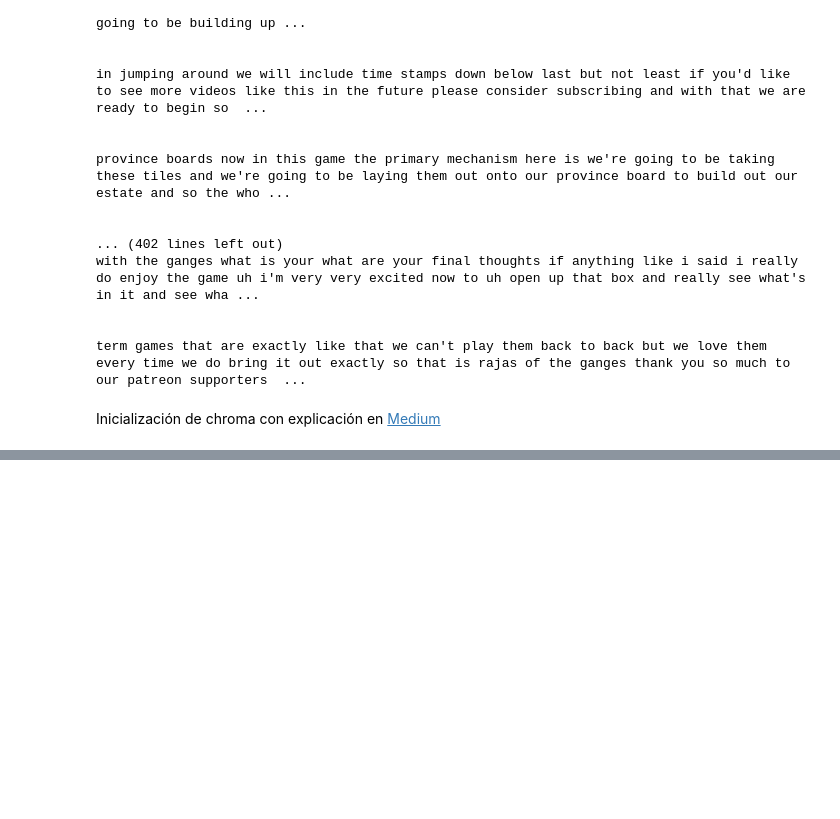
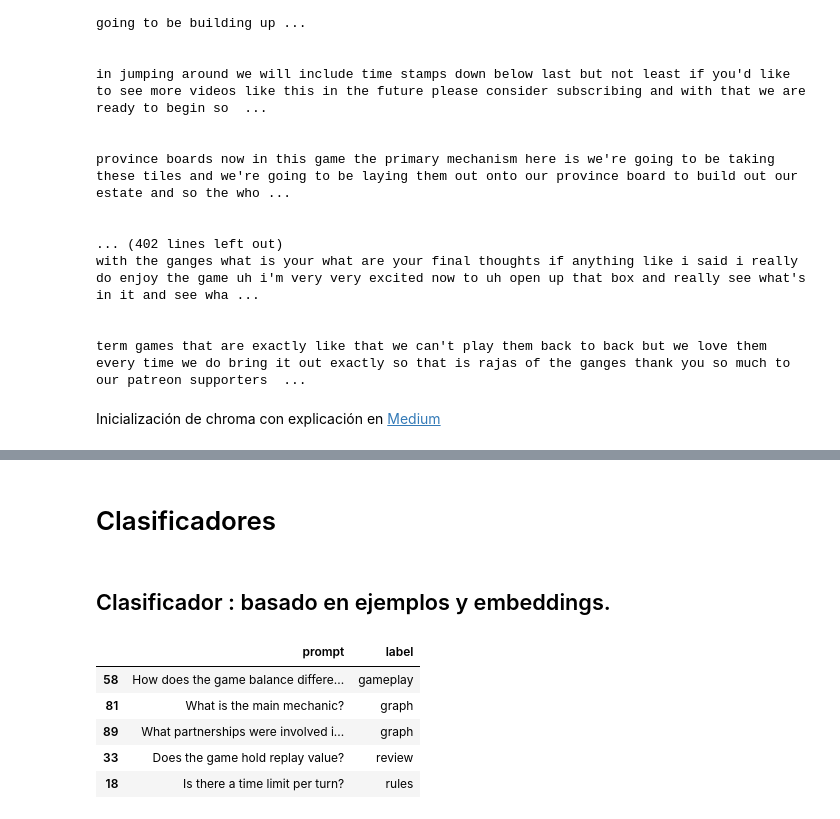
Before and after one commit to bpace1/RAG-RajasOfTheGanges, a Jupyter notebook: TP2-Final/Tp2_PaceBruno.ipynb, the cells around one changed output, grey strips where cells are left out. Cells and saved outputs as stored; diff of their text form; code cells hidden in the pictures; blank space fills up the shorter version.

```diff
--- a/TP2-Final/Tp2_PaceBruno.ipynb
+++ b/TP2-Final/Tp2_PaceBruno.ipynb
@@ -739,0 +753,74 @@ add_all_chunks(total_chunks, collection, model)
+# %% [markdown]
+# Clasificadores
+# %% [markdown]
+## Clasificador : basado en ejemplos y embeddings.
+# %%
+import pandas as pd
+
+classification_examples = pd.DataFrame({
+    "prompt": [
+        "How do I play?", "What are the game rules?", "Explain the rulebook.",  #3
+        "What happens if...?", "Can you explain the setup?", "What is the objective of the game?", #3
+        "What are the winning conditions?", "How do I resolve conflicts in the game?", "What happens during a tie?", #3
+        "What is the sequence of turns?", "What is the penalty for breaking a rule?", "Can you explain advanced rules?", #3
+        "What are common beginner mistakes?", "How do I use special cards?", "What happens if a player leaves mid-game?", #3
+        "Can I modify the rules?", "How are disputes settled?", "What are the house rules options?", "Is there a time limit per turn?", #4
+
+        "What is your opinion about the game?", "What do people say about the game?", "Are there any reviews available?",
+        "What do players think?", "Is the game worth buying?", "What are the pros and cons of the game?",
+        "What do reviewers say about the game theme?", "Are there any complaints about the game?", "What are the most praised aspects of the game?",
+        "What do experienced players think about it?", "How does this game compare to others in its genre?", "What are the critical reviews highlighting?",
+        "Is the game recommended for families?", "What are the reviews for expansions?", "Does the game hold replay value?",
+        "What is the most common feedback?", "Are there any awards mentioned in reviews?", "What are the opinions on the artwork?",
+        "How do players rate the components?", "What themes do players find immersive?",
+
+        "How is the gameplay?", "What is the experience of playing?", "Is the game engaging?", "How does the game flow?",
+        "How long does a typical game last?", "What strategies are effective?", "Is the game beginner-friendly?",
+        "What is the difficulty level?", "Are there any memorable moments during gameplay?", "How does the game scale with more players?",
+        "Is there downtime between turns?", "What is the best player count?", "Are there cooperative elements?",
+        "How do expansions affect gameplay?", "Are there any hidden mechanics?", "How does randomness affect gameplay?",
+        "What are the key decision points?", "Does the game have replayability?", "Are there player elimination mechanics?",
+        "How does the game balance different strategies?",
+
+        "How many players played this month?", "What is the average rating?", "How many items are available for trade?",
+        "What is the rank of this game?", "How many fans does the game have?", "How many people have this game on their wishlist?",
+        "What is the overall rank of the game?", "What is the strategy rank of the game?", "How many page views does the game have?",
+        "What is the standard deviation of ratings?", "How many copies of the game were sold last year?", "What is the retention rate of players?",
+        "What are the top-rated games in the same category?", "What is the growth rate of interest in the game?", "How many reviews mention the artwork?",
+        "What is the average playtime reported?", "How does the game rank in its genre?", "What is the peak player count this year?",
+        "What is the percentage of positive reviews?", "How many expansions are available?",
+
+        "Who designed the game?", "Who published the game?", "What is the main mechanic?", "What are the game categories?",
+        "Who is the author of the game?", "What is the theme of the game?", "Which company published this game?", "What is the inspiration behind the game mechanics?",
+        "What are the awards won by the game?", "Who developed the expansion packs?", "What partnerships were involved in publishing?",
+        "Who owns the intellectual property rights?", "What are the licensing details?", "Which designers collaborated on this game?",
+        "What are the notable influences on the game?", "Who created the promotional material?"
+    ],
+    "label": [
+        "rules", "rules", "rules", "rules", "rules", "rules", "rules", "rules", "rules", "rules", "rules", "rules",
+        "rules", "rules", "rules", "rules", "rules", "rules", "rules",
+
+        "review", "review", "review", "review", "review", "review", "review", "review", "review", "review", "review",
+        "review", "review", "review", "review", "review", "review", "review", "review", "review",
+
+        "gameplay", "gameplay", "gameplay", "gameplay", "gameplay", "gameplay", "gameplay", "gameplay", "gameplay",
+        "gameplay", "gameplay", "gameplay", "gameplay", "gameplay", "gameplay", "gameplay", "gameplay", "gameplay",
+        "gameplay", "gameplay",
+
+        "stats", "stats", "stats", "stats", "stats", "stats", "stats", "stats", "stats", "stats", "stats", "stats",
+        "stats", "stats", "stats", "stats", "stats", "stats", "stats", "stats",
+
+        "graph", "graph", "graph", "graph", "graph", "graph", "graph", "graph", "graph", "graph", "graph", "graph",
+        "graph", "graph", "graph", "graph"
+    ]
+})
+
+# Output the DataFrame
+classification_examples.sample(5)
+# %% [output]
+|  | prompt | label |
+| 58 | How does the game balance differe... | gameplay |
+| 81 | What is the main mechanic? | graph |
+| 89 | What partnerships were involved i... | graph |
+| 33 | Does the game hold replay value? | review |
+| 18 | Is there a time limit per turn? | rules |
```
Also changed, not shown: parts of 13 cells of this notebook.
